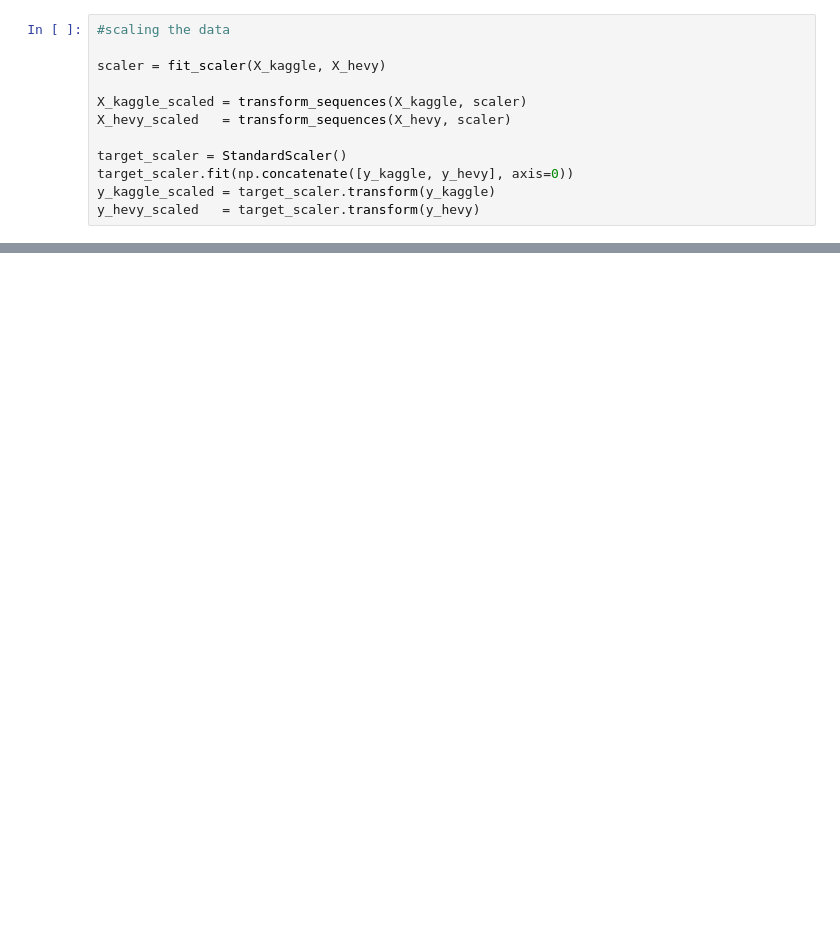
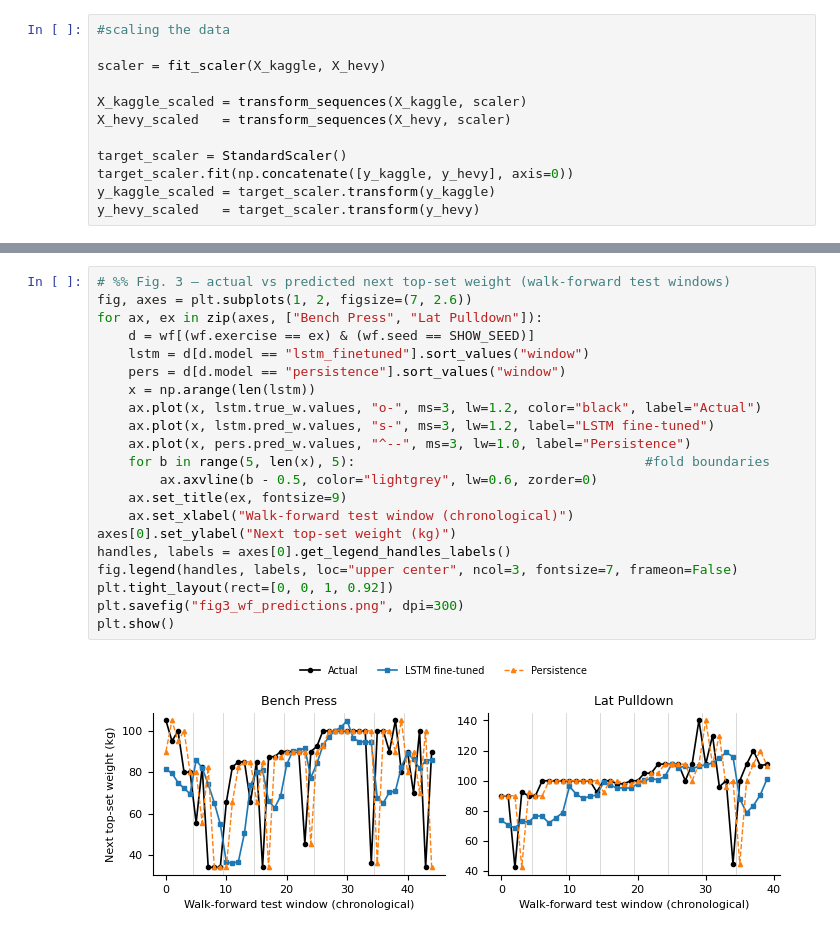
Before and after one commit to NOSWADH/AIML339-Project, a Jupyter notebook: main.ipynb, the cells around one changed output, grey strips where cells are left out. Saved outputs shown, nothing was run; the diff lists cells and outputs as text; blank space fills up the shorter version.

```diff
--- a/main.ipynb
+++ b/main.ipynb
@@ -478,0 +310,23 @@ plt.show()
+# %%
+# %% Fig. 3 — actual vs predicted next top-set weight (walk-forward test windows)
+fig, axes = plt.subplots(1, 2, figsize=(7, 2.6))
+for ax, ex in zip(axes, ["Bench Press", "Lat Pulldown"]):
+    d = wf[(wf.exercise == ex) & (wf.seed == SHOW_SEED)]
+    lstm = d[d.model == "lstm_finetuned"].sort_values("window")
+    pers = d[d.model == "persistence"].sort_values("window")
+    x = np.arange(len(lstm))
+    ax.plot(x, lstm.true_w.values, "o-", ms=3, lw=1.2, color="black", label="Actual")
+    ax.plot(x, lstm.pred_w.values, "s-", ms=3, lw=1.2, label="LSTM fine-tuned")
+    ax.plot(x, pers.pred_w.values, "^--", ms=3, lw=1.0, label="Persistence")
+    for b in range(5, len(x), 5):                                     #fold boundaries
+        ax.axvline(b - 0.5, color="lightgrey", lw=0.6, zorder=0)
+    ax.set_title(ex, fontsize=9)
+    ax.set_xlabel("Walk-forward test window (chronological)")
+axes[0].set_ylabel("Next top-set weight (kg)")
+handles, labels = axes[0].get_legend_handles_labels()
+fig.legend(handles, labels, loc="upper center", ncol=3, fontsize=7, frameon=False)
+plt.tight_layout(rect=[0, 0, 1, 0.92])
+plt.savefig("fig3_wf_predictions.png", dpi=300)
+plt.show()
+# %% [output]
+[figure, added]
```
Also changed, not shown: parts of 26 cells of this notebook.
